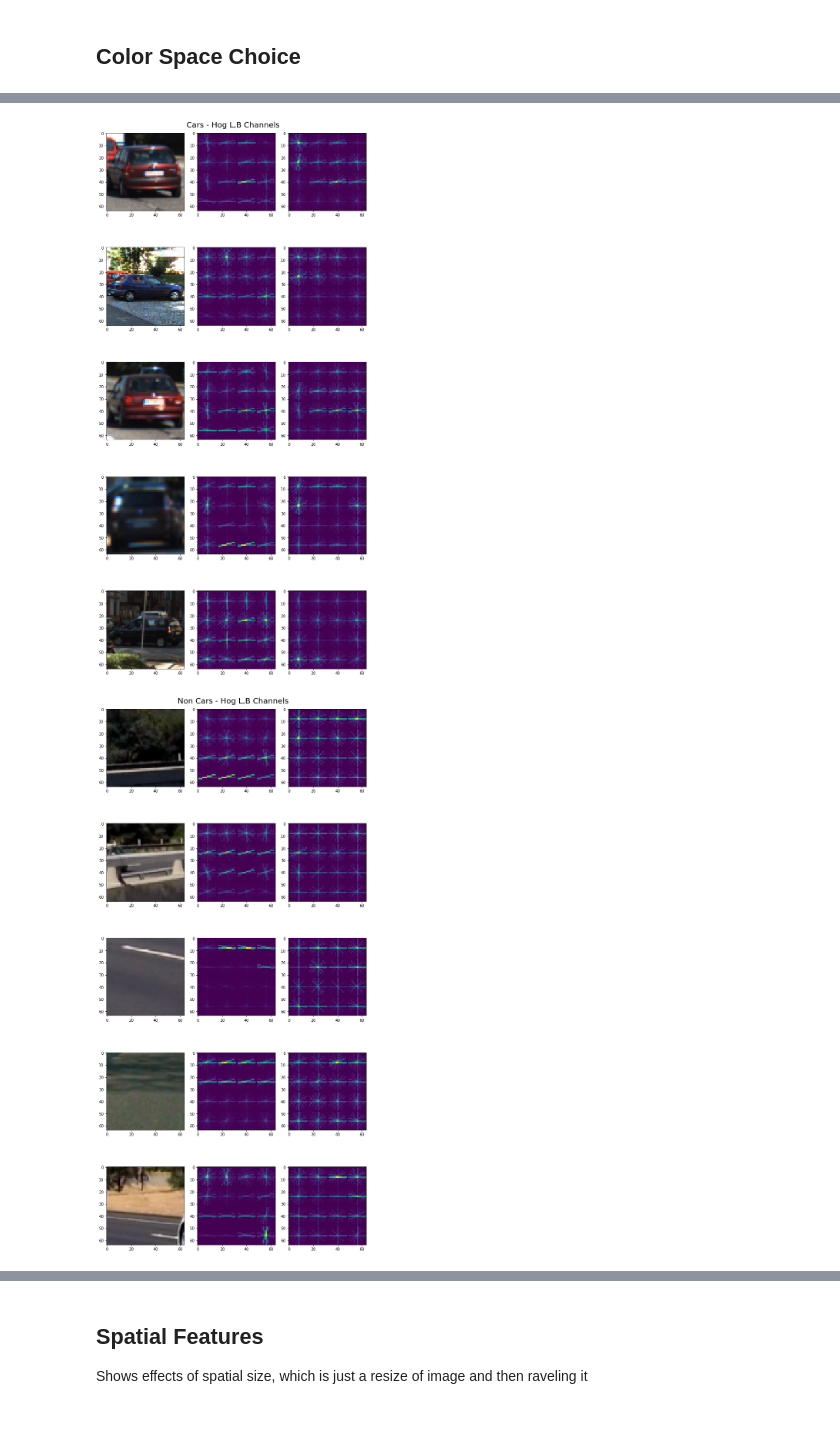
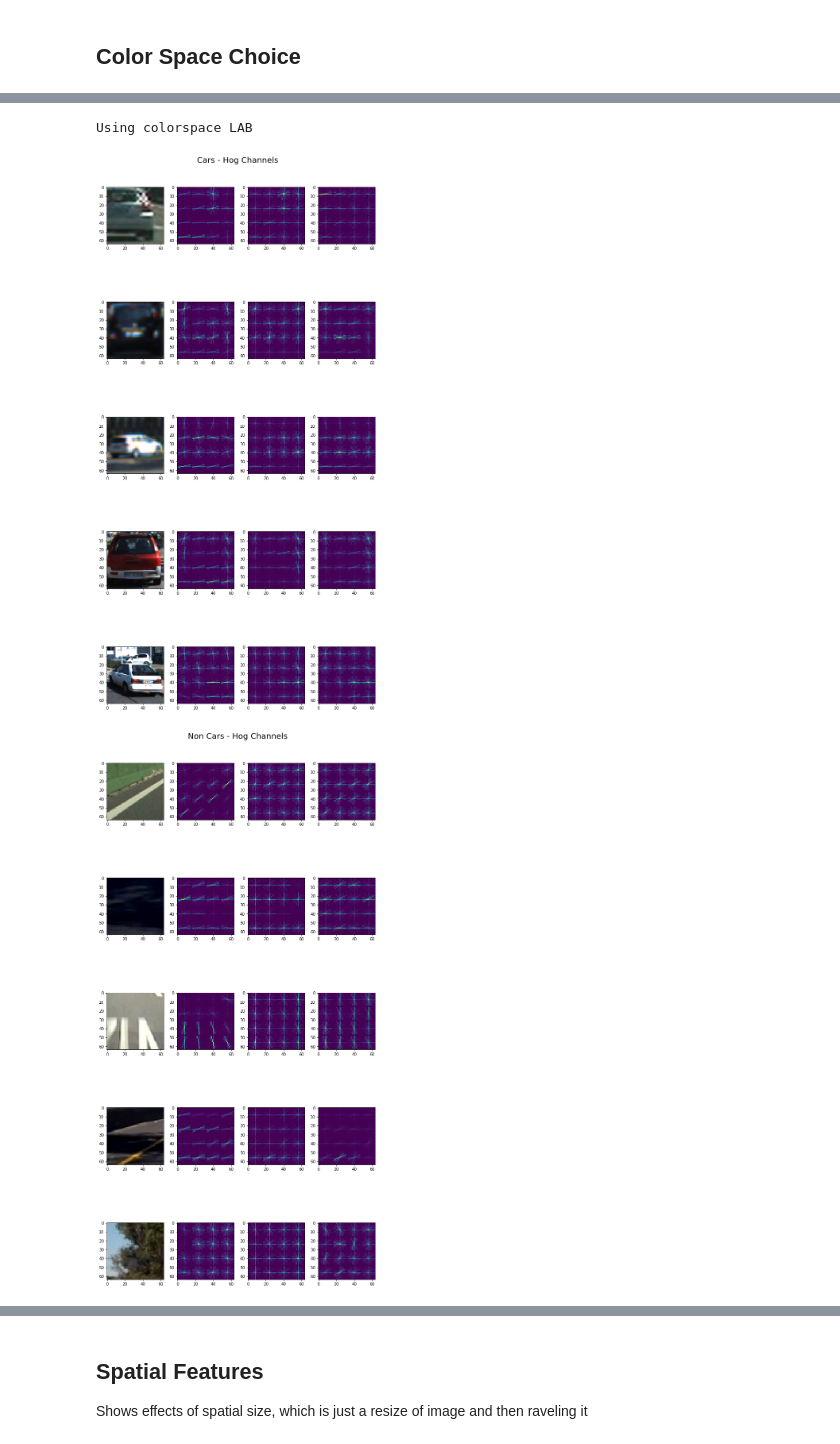
Before and after one commit to drganjoo/CarND-Vehicle-Detection, a Jupyter notebook: VehicleDetection.ipynb, the cells around one changed output, grey strips where cells are left out. Saved outputs shown, nothing was run; the diff lists cells and outputs as text; code cells hidden in the pictures.

```diff
--- a/VehicleDetection.ipynb
+++ b/VehicleDetection.ipynb
@@ -80,40 +80,46 @@ plt.show()
 # %%
 orient = 12
 pix_per_cell = 16
 cell_per_block = 4
 
 n_samples = 5
 
 def show_hog(title, filenames):
     indices = np.random.choice(len(filenames), n_samples)
 
-    f, ax = plt.subplots(n_samples, 3, figsize=(10,21))
+    f, ax = plt.subplots(n_samples, 4, figsize=(10,21))
     f.suptitle(title, fontsize=20)
 
     for i in range(n_samples):
         index = indices[i]
 
-        lab = load_image(filenames[index], color_space)
-        L = lab[:,:,0]
-        B = lab[:,:,1]
+        luv = load_image(filenames[index], color_space)
+        L = luv[:,:,0]
+        U = luv[:,:,1]
+        V = luv[:,:,2]
 
         _, hog_img_l = get_hog_features(L, orient=orient, pix_per_cell=pix_per_cell,
                                         cell_per_block=cell_per_block, vis=True)
-
-        _, hog_img_b = get_hog_features(B, orient=orient, pix_per_cell=pix_per_cell,
+        _, hog_img_u = get_hog_features(U, orient=orient, pix_per_cell=pix_per_cell,
+                                        cell_per_block=cell_per_block, vis=True)
+        _, hog_img_v = get_hog_features(V, orient=orient, pix_per_cell=pix_per_cell,
                                         cell_per_block=cell_per_block, vis=True)
 
         img = load_image(filenames[index], 'RGB')
         ax[i,0].imshow(img)
         ax[i,1].imshow(hog_img_l)
-        ax[i,2].imshow(hog_img_b)
+        ax[i,2].imshow(hog_img_u)
+        ax[i,3].imshow(hog_img_v)
 
     f.tight_layout()
+    return indices
 
-show_hog('Cars - Hog L,B Channels', cars)
-show_hog('Non Cars - Hog L,B Channels', notcars)
+print('Using colorspace', color_space)
+car_indices = show_hog('Cars - Hog Channels', cars)
+notcar_indices = show_hog('Non Cars - Hog Channels', notcars)
 
 plt.show()
 # %% [output]
+Using colorspace LAB
-[figure, old version]
+[figure, new version]
-[figure, old version]
+[figure, new version]
```
Also changed, not shown: parts of 18 cells of this notebook, 3 other files.
